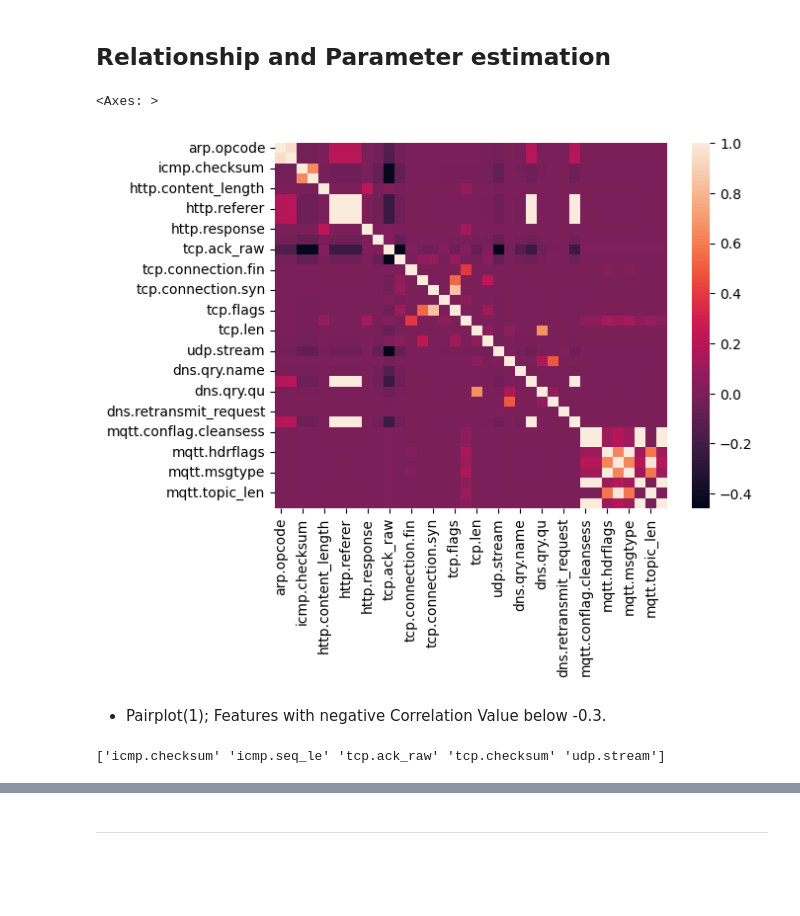
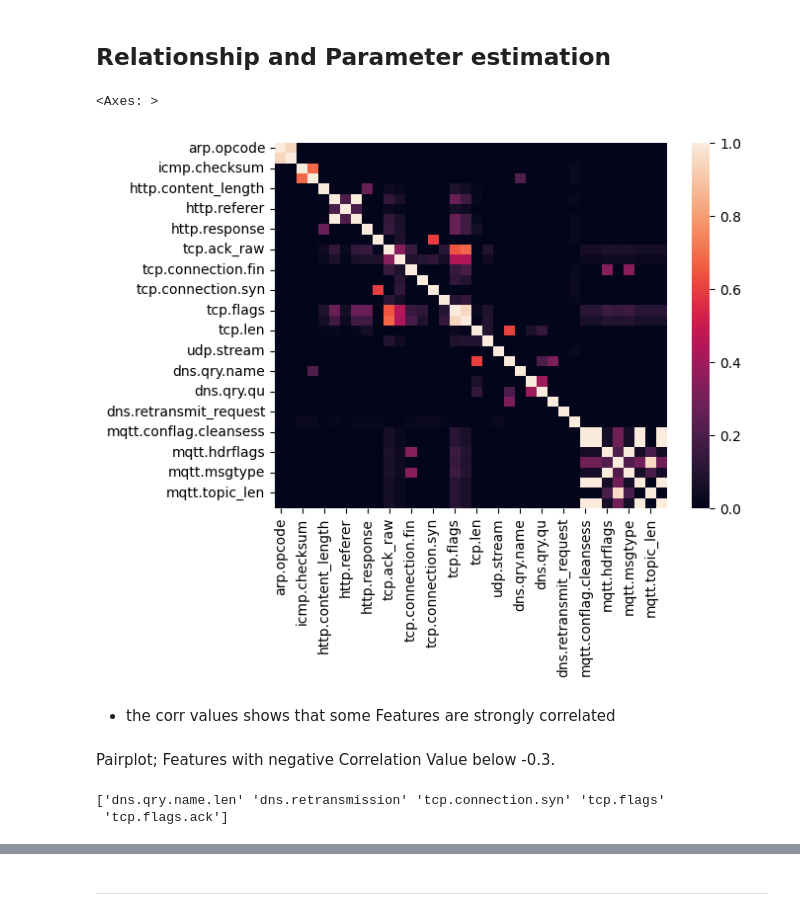
Before and after one commit to Harish-Projects/Bachelorarbeit, a Jupyter notebook: SVM.ipynb, the cells around one changed output, grey strips where cells are left out. Cells and saved outputs as stored; diff of their text form; code cells hidden in the pictures; blank space fills up the shorter version.

```diff
--- a/SVM.ipynb
+++ b/SVM.ipynb
@@ -17,9 +17,8 @@ import numpy as np
 import pandas as pd
 # %%
 #Loading the Dataframe from Feature_Extraction.ipynb
-Dataset = pd.read_pickle("Data_te_norm.pkl")
+Dataset = pd.read_pickle("Data_te_std.pkl")
 Attack_label = pd.read_pickle("Attack_label.pkl")
-Attack_type = pd.read_pickle("Attack_type.pkl")
 Dataset.info()
 # %% [output]
 <class 'pandas.core.frame.DataFrame'>
@@ -42,15 +41,17 @@ memory usage: 43.3 MB
 # %% [markdown]
 ## Relationship and Parameter estimation
 # %%
-corr_Data = Dataset.corr(method="pearson") # the corr values shows that some Features are strongly correlated
-sns.heatmap(corr_Data, annot=False)
+corr_Data = Dataset.corr(method="pearson")
+sns.heatmap(corr_Data, annot=False, vmax=1, vmin=0)
 # %% [output]
 <Axes: >
-[figure, old version]
+[figure, new version]
+# %% [markdown]
+* the corr values shows that some Features are strongly correlated
 # %% [markdown]
-* Pairplot(1); Features with negative Correlation Value below -0.3.
+Pairplot; Features with negative Correlation Value below -0.3.
 # %%
-df = corr_Data.le(-0.3) # boolean Data
+df = corr_Data.le(-0.4) # boolean Data
 positions = np.array([])
 
 for label, col in df.items(): # df.items is an iterator over columns
@@ -60,7 +61,8 @@ for label, col in df.items(): # df.items is an iterator over columns
 
 print(np.unique(positions))
 # %% [output]
-['icmp.checksum' 'icmp.seq_le' 'tcp.ack_raw' 'tcp.checksum' 'udp.stream']
+['dns.qry.name.len' 'dns.retransmission' 'tcp.connection.syn' 'tcp.flags'
+ 'tcp.flags.ack']
 # %%
 df = Dataset.join(Attack_label)
 sns.pairplot(data= df, hue= 'Attack_label', vars= np.unique(positions), corner= True)
```
Also changed, not shown: parts of 55 cells of this notebook, 2 other files.
